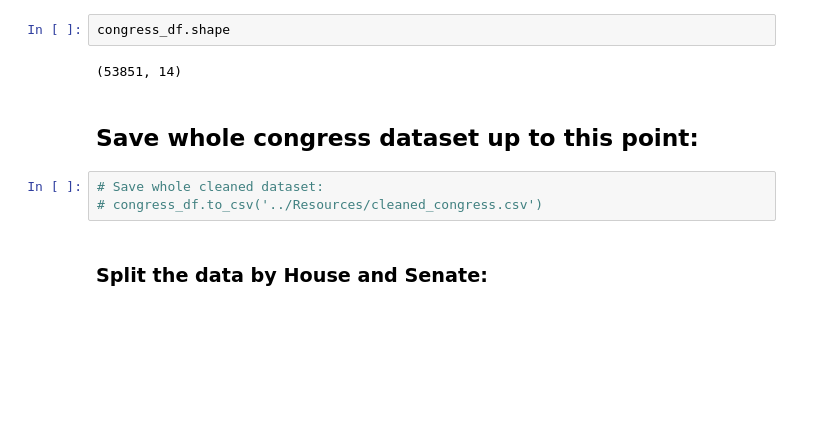
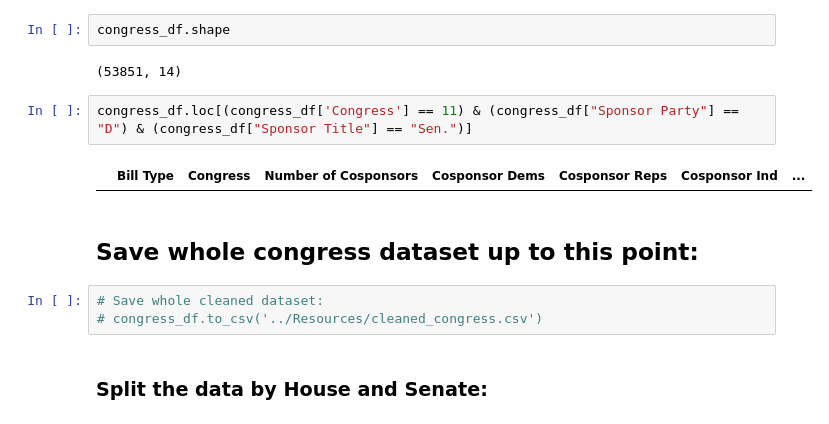
Before and after one commit to JJERANEK/Project-4, a Jupyter notebook: etl_ml_notebooks/etl_congress.ipynb, the cells around one changed output. Saved outputs shown, nothing was run; the diff lists cells and outputs as text; blank space fills up the shorter version.

```diff
--- a/etl_ml_notebooks/etl_congress.ipynb
+++ b/etl_ml_notebooks/etl_congress.ipynb
@@ -276,6 +293,10 @@ Name: Latest Action, Length: 6232, dtype: int64
 congress_df.shape
 # %% [output]
 (53851, 14)
+# %%
+congress_df.loc[(congress_df['Congress'] == 11) & (congress_df["Sponsor Party"] == "D") & (congress_df["Sponsor Title"] == "Sen.")]
+# %% [output]
+|  | Bill Type | Congress | Number of Cosponsors | Cosponsor Dems | Cosponsor Reps | Cosponsor Ind | ... |
 # %% [markdown]
 ## Save whole congress dataset up to this point:
 # %%
```
Also changed, not shown: parts of 6 cells of this notebook, 1 other file.
